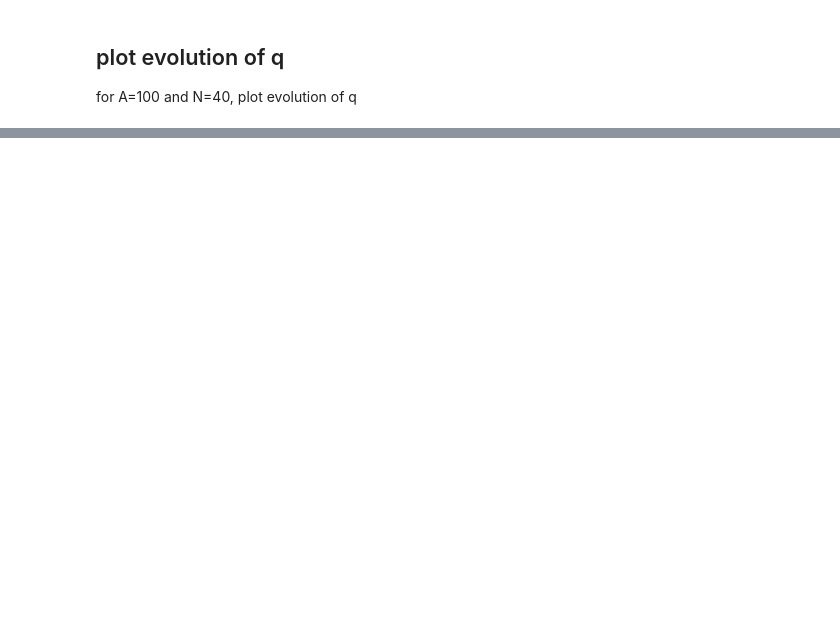
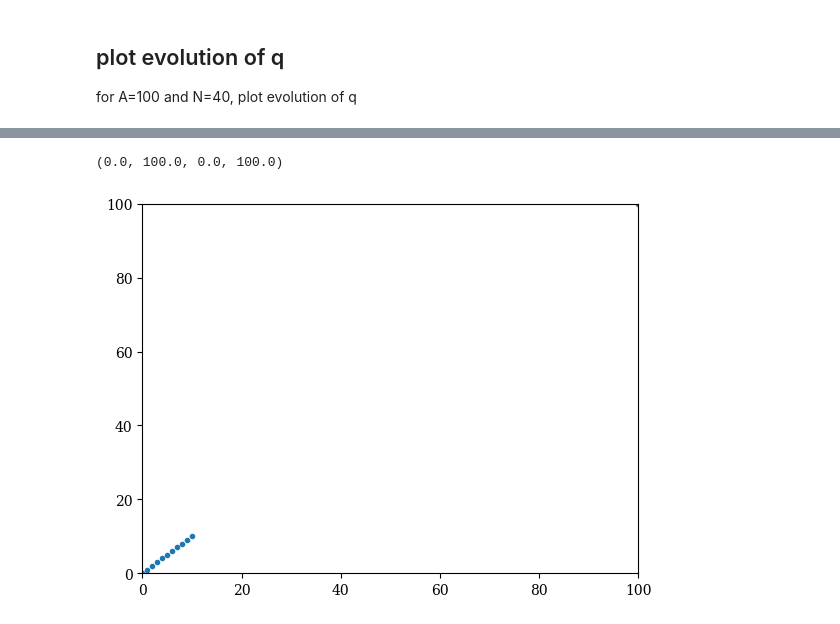
Before and after one commit to ELFREELAND/minecraft_sheep, a Jupyter notebook: stochastic/slow_farmer_stochastic.ipynb, the cells around one changed output, grey strips where cells are left out. Saved outputs shown, nothing was run; the diff lists cells and outputs as text; code cells hidden in the pictures; blank space fills up the shorter version.

```diff
--- a/stochastic/slow_farmer_stochastic.ipynb
+++ b/stochastic/slow_farmer_stochastic.ipynb
@@ -162,11 +141,0 @@ finished in 0.8171863555908203 seconds
-# %%
-f, ax = plt.subplots(subplot_kw={"projection": "3d"}, layout="constrained", figsize=(4, 4))
-
-Ng = np.arange(0, 51)
-Nw = np.arange(0, 21)
-
-Nw, Ng = np.meshgrid(Nw, Ng)
-
-ax.plot_surface(Ng, Nw, qExpand(sol["y"][:,timeToIndex(sol["t"], 170)], 20, 50), cmap="plasma")
-
-plt.show()
@@ -229,0 +354,9 @@ plt.show()
+# %%
+f, ax = plt.subplots()
+
+ax.plot(sol_120["6"]["t"], sol_120["6"]["t"], ".")
+
+ax.axis([0, 100, 0, 100])
+# %% [output]
+(0.0, 100.0, 0.0, 100.0)
+[figure, added]
```
Also changed, not shown: parts of 21 cells of this notebook, 8 other files.
